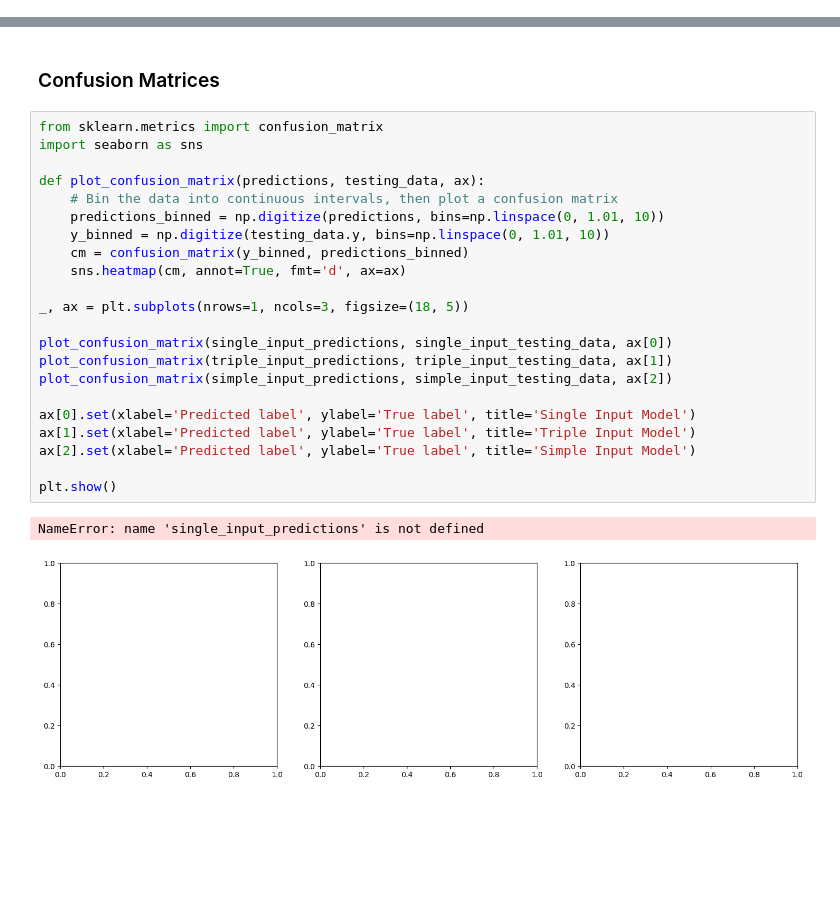
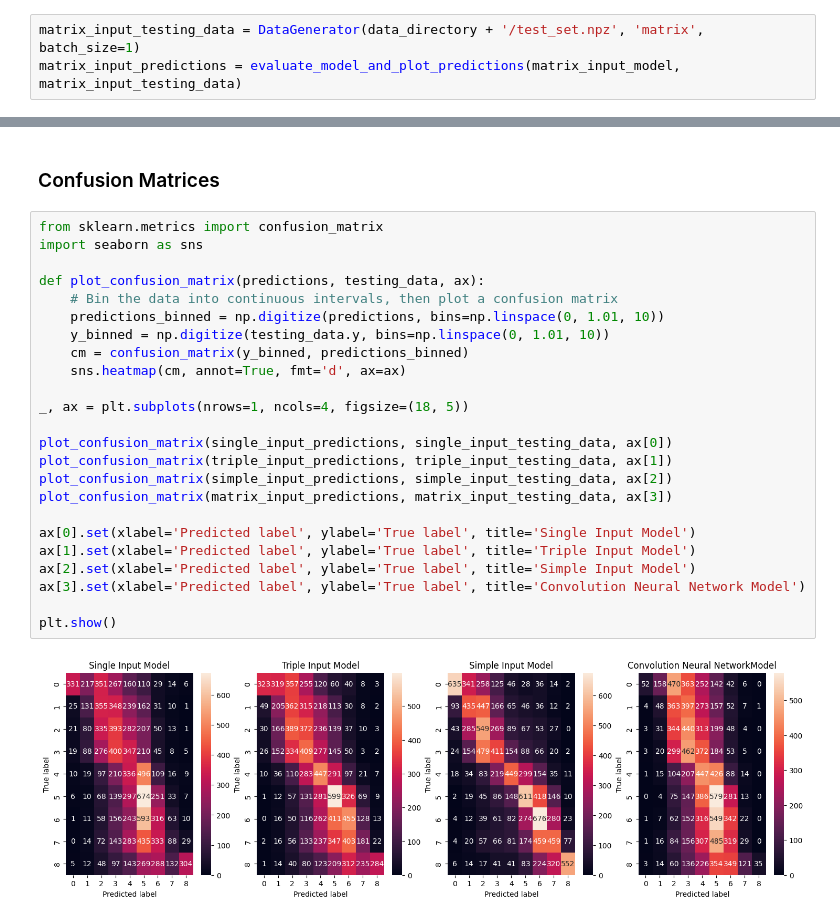
Before and after one commit to owenjaques/chessbot, a Jupyter notebook: neural_networks/models.ipynb, the cells around one changed output, grey strips where cells are left out. Cells and saved outputs as stored; diff of their text form; blank space fills up the shorter version.

```diff
--- a/neural_networks/models.ipynb
+++ b/neural_networks/models.ipynb
@@ -632,0 +651,3 @@ Thread 0 completed processing 12500 samples.Model Evaluation:
+# %%
+matrix_input_testing_data = DataGenerator(data_directory + '/test_set.npz', 'matrix', batch_size=1)
+matrix_input_predictions = evaluate_model_and_plot_predictions(matrix_input_model, matrix_input_testing_data)
@@ -635,25 +665,26 @@ Thread 0 completed processing 12500 samples.Model Evaluation:
 # %%
 from sklearn.metrics import confusion_matrix
 import seaborn as sns
 
 def plot_confusion_matrix(predictions, testing_data, ax):
     # Bin the data into continuous intervals, then plot a confusion matrix
     predictions_binned = np.digitize(predictions, bins=np.linspace(0, 1.01, 10))
     y_binned = np.digitize(testing_data.y, bins=np.linspace(0, 1.01, 10))
     cm = confusion_matrix(y_binned, predictions_binned)
     sns.heatmap(cm, annot=True, fmt='d', ax=ax)
 
-_, ax = plt.subplots(nrows=1, ncols=3, figsize=(18, 5))
+_, ax = plt.subplots(nrows=1, ncols=4, figsize=(18, 5))
 
 plot_confusion_matrix(single_input_predictions, single_input_testing_data, ax[0])
 plot_confusion_matrix(triple_input_predictions, triple_input_testing_data, ax[1])
 plot_confusion_matrix(simple_input_predictions, simple_input_testing_data, ax[2])
+plot_confusion_matrix(matrix_input_predictions, matrix_input_testing_data, ax[3])
 
 ax[0].set(xlabel='Predicted label', ylabel='True label', title='Single Input Model')
 ax[1].set(xlabel='Predicted label', ylabel='True label', title='Triple Input Model')
 ax[2].set(xlabel='Predicted label', ylabel='True label', title='Simple Input Model')
+ax[3].set(xlabel='Predicted label', ylabel='True label', title='Convolution Neural Network Model')
 
 plt.show()
 # %% [output]
-NameError: name 'single_input_predictions' is not defined
-[figure, old version]
+[figure, new version]
```
Also changed, not shown: parts of 8 cells of this notebook, 1 other file.
